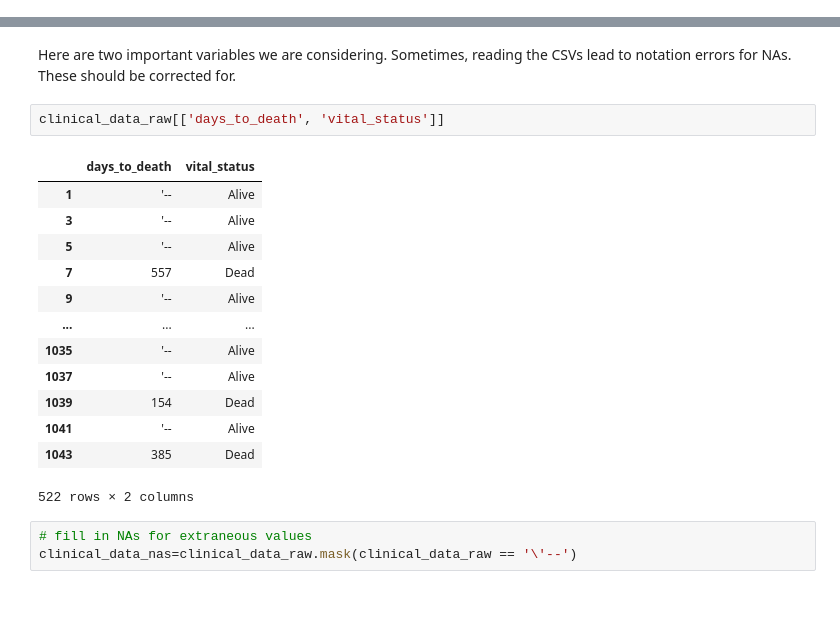
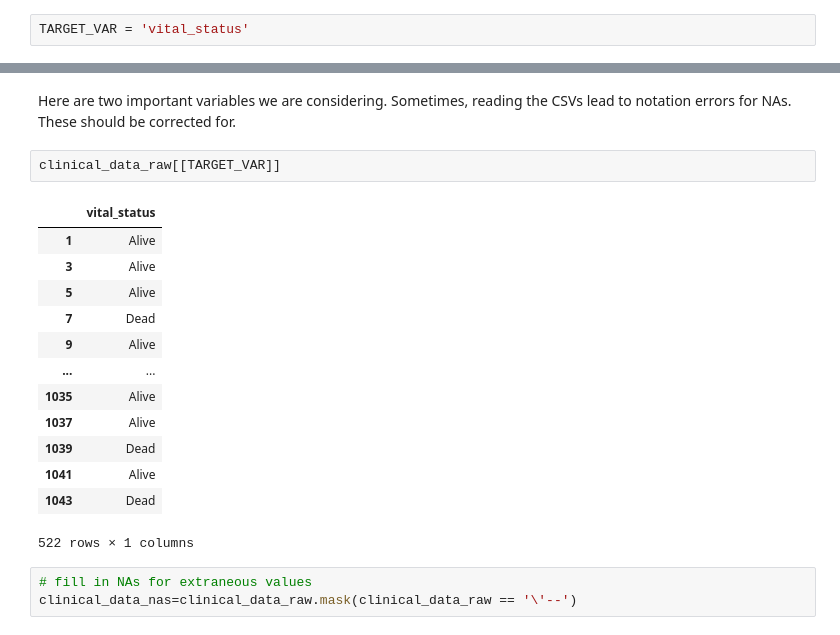
Before and after one commit to akira-nair/multiomic-model-tcga, a Jupyter notebook: preprocessing/preprocess_clinical/create_clinical_dataset.ipynb, the cells around one changed output, grey strips where cells are left out. Cells and saved outputs as stored; diff of their text form; blank space fills up the shorter version.

```diff
--- a/preprocessing/preprocess_clinical/create_clinical_dataset.ipynb
+++ b/preprocessing/preprocess_clinical/create_clinical_dataset.ipynb
@@ -20,4 +20,6 @@ clinical_data_raw = pd.read_csv(CLINICAL_DATA_PATH, sep = '\t')
 clinical_data_raw = clinical_data_raw.drop_duplicates(subset='case_submitter_id', keep="last")
 # %% [markdown]
 The target variable, **vital_status**, is a binary class. Oftentimes, there is a class imbalance issue. This issue will be addressed using class rebalancing strategies at a later stage in preprocessing, once data modalities have been concatenated.
+# %%
+TARGET_VAR = 'vital_status'
 # %%
@@ -29,21 +31,21 @@ Name: vital_status, dtype: int64
 # %% [markdown]
 Here are two important variables we are considering. Sometimes, reading the CSVs lead to notation errors for NAs. These should be corrected for.
 # %%
-clinical_data_raw[['days_to_death', 'vital_status']]
+clinical_data_raw[[TARGET_VAR]]
 # %% [output]
-|  | days_to_death | vital_status |
-| 1 | '-- | Alive |
-| 3 | '-- | Alive |
-| 5 | '-- | Alive |
-| 7 | 557 | Dead |
-| 9 | '-- | Alive |
-| ... | ... | ... |
-| 1035 | '-- | Alive |
-| 1037 | '-- | Alive |
-| 1039 | 154 | Dead |
-| 1041 | '-- | Alive |
-| 1043 | 385 | Dead |
+|  | vital_status |
+| 1 | Alive |
+| 3 | Alive |
+| 5 | Alive |
+| 7 | Dead |
+| 9 | Alive |
+| ... | ... |
+| 1035 | Alive |
+| 1037 | Alive |
+| 1039 | Dead |
+| 1041 | Alive |
+| 1043 | Dead |
-522 rows × 2 columns
+522 rows × 1 columns
 # %%
 # fill in NAs for extraneous values
 clinical_data_nas=clinical_data_raw.mask(clinical_data_raw == '\'--')
```
Also changed, not shown: parts of 30 cells of this notebook, 8 other files.
